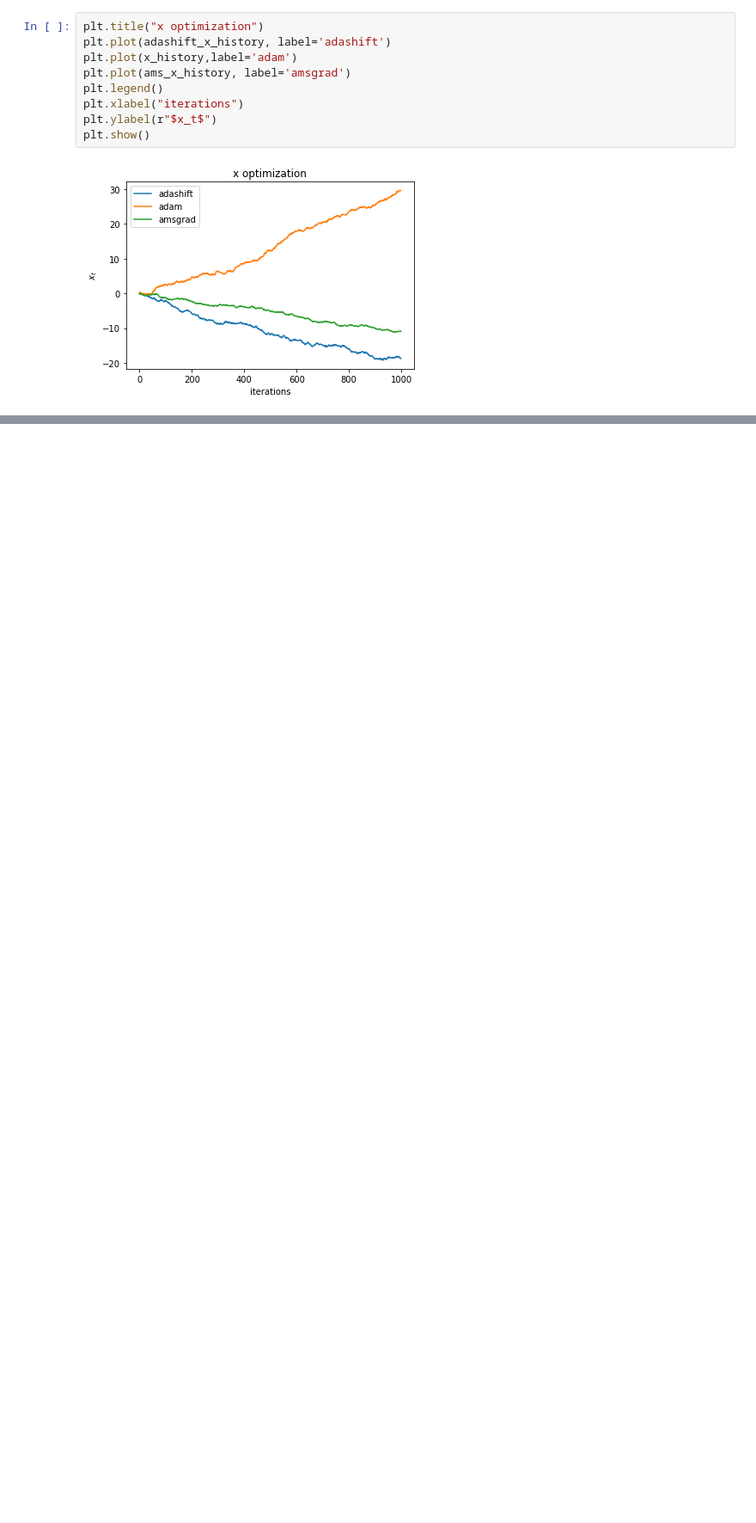
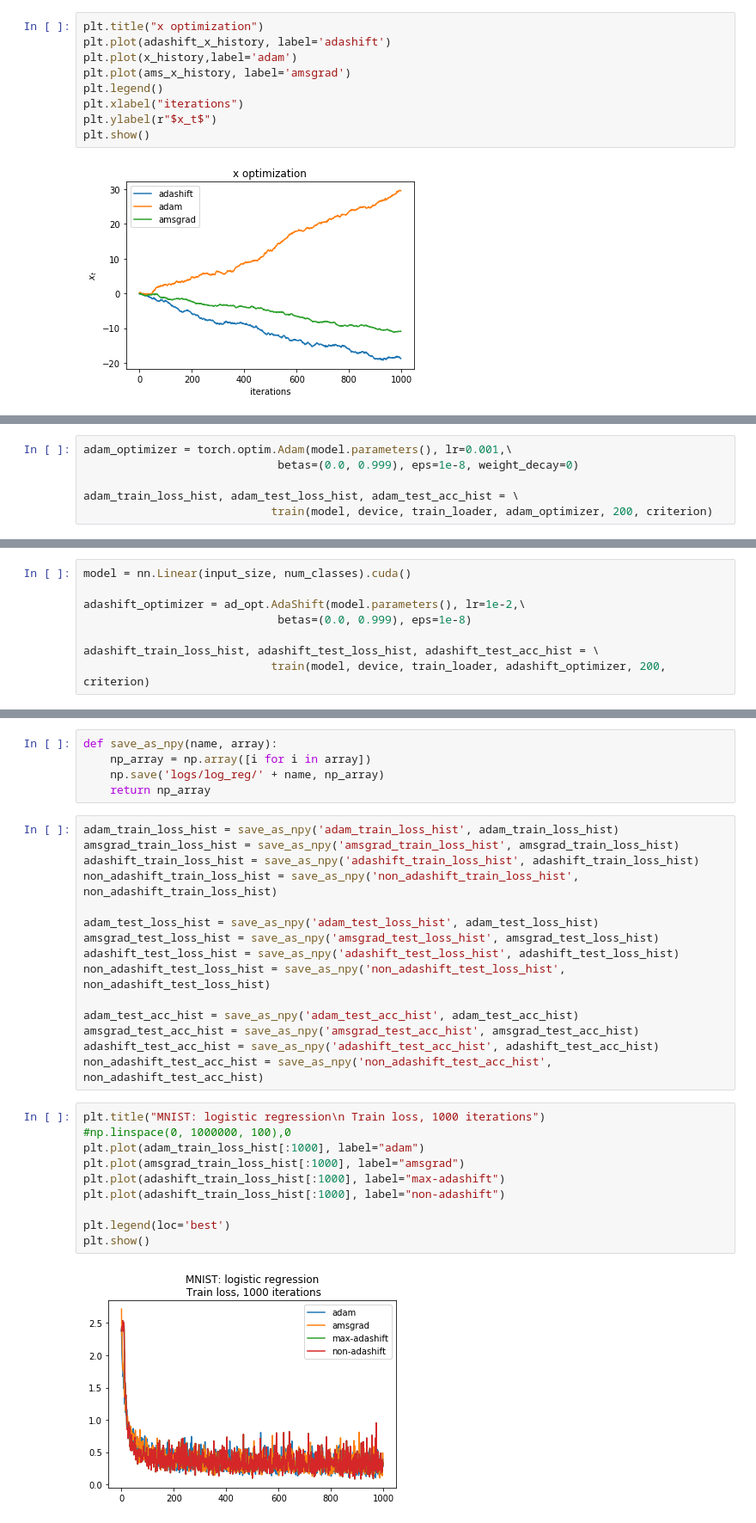
Before and after one commit to mknbv/adashift, a Jupyter notebook: Adam_problem.ipynb, the cells around one changed output, grey strips where cells are left out. Shown at 86% size. Cells and saved outputs as stored; diff of their text form; blank space fills up the shorter version.

```diff
--- a/Adam_problem.ipynb
+++ b/Adam_problem.ipynb
@@ -345,0 +410,6 @@ Done!
+# %%
+adam_optimizer = torch.optim.Adam(model.parameters(), lr=0.001,\
+                             betas=(0.0, 0.999), eps=1e-8, weight_decay=0)
+
+adam_train_loss_hist, adam_test_loss_hist, adam_test_acc_hist = \
+                            train(model, device, train_loader, adam_optimizer, 200, criterion)
@@ -345,0 +464,8 @@ Done!
+# %%
+model = nn.Linear(input_size, num_classes).cuda()
+
+adashift_optimizer = ad_opt.AdaShift(model.parameters(), lr=1e-2,\
+                             betas=(0.0, 0.999), eps=1e-8)
+
+adashift_train_loss_hist, adashift_test_loss_hist, adashift_test_acc_hist = \
+                            train(model, device, train_loader, adashift_optimizer, 200, criterion)
@@ -345,0 +518,32 @@ Done!
+# %%
+def save_as_npy(name, array):
+    np_array = np.array([i for i in array])
+    np.save('logs/log_reg/' + name, np_array)
+    return np_array
+# %%
+adam_train_loss_hist = save_as_npy('adam_train_loss_hist', adam_train_loss_hist)
+amsgrad_train_loss_hist = save_as_npy('amsgrad_train_loss_hist', amsgrad_train_loss_hist)
+adashift_train_loss_hist = save_as_npy('adashift_train_loss_hist', adashift_train_loss_hist)
+non_adashift_train_loss_hist = save_as_npy('non_adashift_train_loss_hist', non_adashift_train_loss_hist)
+
+adam_test_loss_hist = save_as_npy('adam_test_loss_hist', adam_test_loss_hist)
+amsgrad_test_loss_hist = save_as_npy('amsgrad_test_loss_hist', amsgrad_test_loss_hist)
+adashift_test_loss_hist = save_as_npy('adashift_test_loss_hist', adashift_test_loss_hist)
+non_adashift_test_loss_hist = save_as_npy('non_adashift_test_loss_hist', non_adashift_test_loss_hist)
+
+adam_test_acc_hist = save_as_npy('adam_test_acc_hist', adam_test_acc_hist)
+amsgrad_test_acc_hist = save_as_npy('amsgrad_test_acc_hist', amsgrad_test_acc_hist)
+adashift_test_acc_hist = save_as_npy('adashift_test_acc_hist', adashift_test_acc_hist)
+non_adashift_test_acc_hist = save_as_npy('non_adashift_test_acc_hist', non_adashift_test_acc_hist)
+# %%
+plt.title("MNIST: logistic regression\n Train loss, 1000 iterations")
+#np.linspace(0, 1000000, 100),0
+plt.plot(adam_train_loss_hist[:1000], label="adam")
+plt.plot(amsgrad_train_loss_hist[:1000], label="amsgrad")
+plt.plot(adashift_train_loss_hist[:1000], label="max-adashift")
+plt.plot(adashift_train_loss_hist[:1000], label="non-adashift")
+
+plt.legend(loc='best')
+plt.show()
+# %% [output]
+[figure, added]
```
Also changed, not shown: parts of 33 cells of this notebook.
